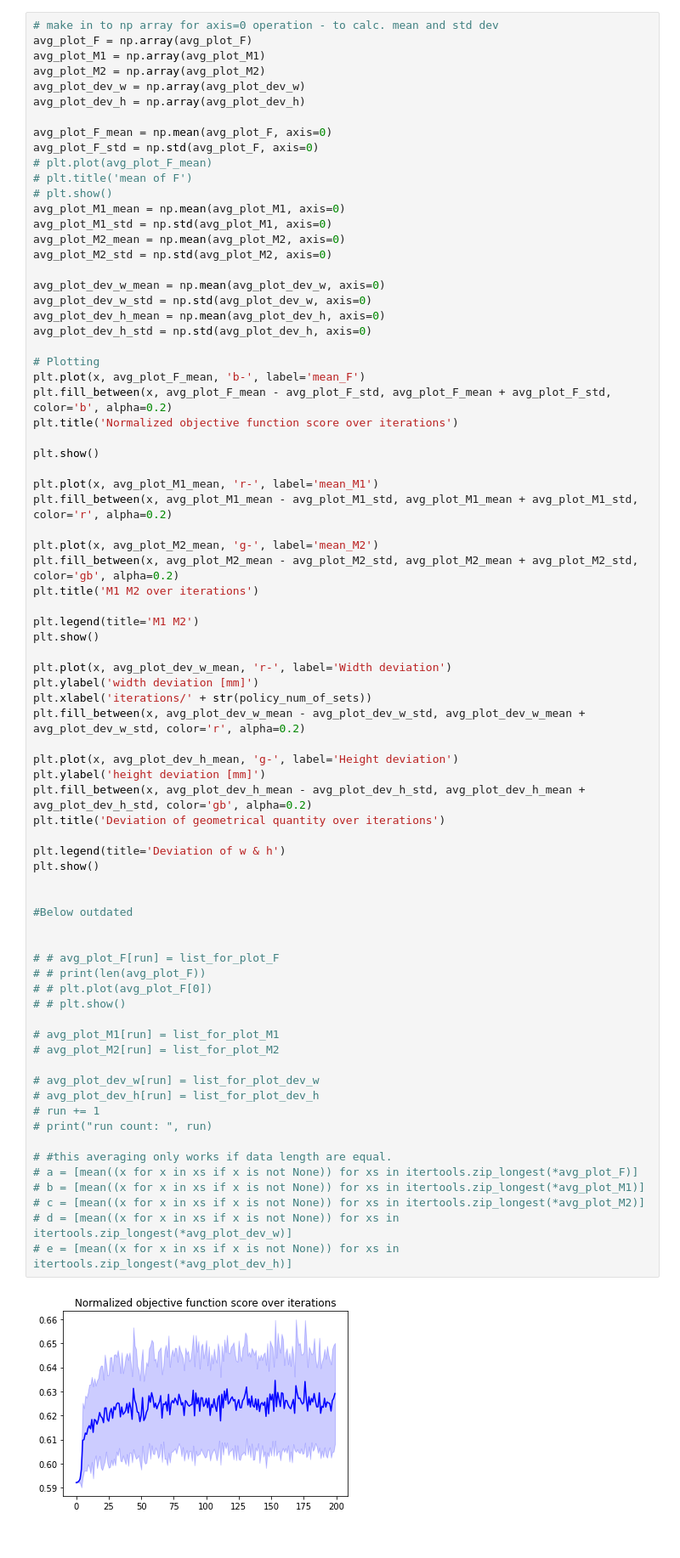
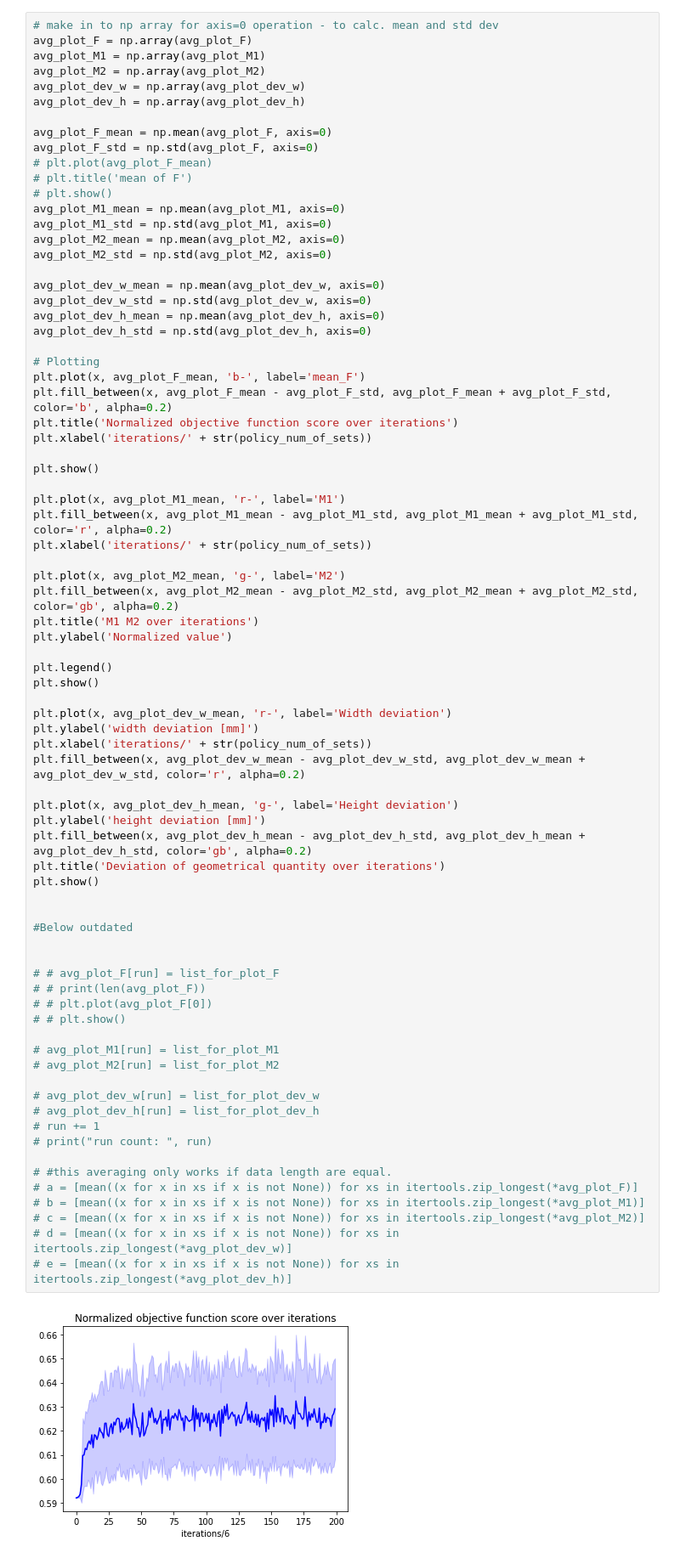
Before and after one commit to kwak9601/Qlearning_OpenAI, a Jupyter notebook: policy_gradient_new_graphs.ipynb, the cells around one changed output. Shown at 85% size. Drawn from its saved outputs; the diff is of its cells as text.

```diff
--- a/policy_gradient_new_graphs.ipynb
+++ b/policy_gradient_new_graphs.ipynb
@@ -406,17 +406,20 @@ avg_plot_dev_h_std = np.std(avg_plot_dev_h, axis=0)
 plt.plot(x, avg_plot_F_mean, 'b-', label='mean_F')
 plt.fill_between(x, avg_plot_F_mean - avg_plot_F_std, avg_plot_F_mean + avg_plot_F_std, color='b', alpha=0.2)
 plt.title('Normalized objective function score over iterations')
+plt.xlabel('iterations/' + str(policy_num_of_sets))
 
 plt.show()
 
-plt.plot(x, avg_plot_M1_mean, 'r-', label='mean_M1')
+plt.plot(x, avg_plot_M1_mean, 'r-', label='M1')
 plt.fill_between(x, avg_plot_M1_mean - avg_plot_M1_std, avg_plot_M1_mean + avg_plot_M1_std, color='r', alpha=0.2)
+plt.xlabel('iterations/' + str(policy_num_of_sets))
 
-plt.plot(x, avg_plot_M2_mean, 'g-', label='mean_M2')
+plt.plot(x, avg_plot_M2_mean, 'g-', label='M2')
 plt.fill_between(x, avg_plot_M2_mean - avg_plot_M2_std, avg_plot_M2_mean + avg_plot_M2_std, color='gb', alpha=0.2)
 plt.title('M1 M2 over iterations')
+plt.ylabel('Normalized value')
 
-plt.legend(title='M1 M2')
+plt.legend()
 plt.show()
 
 plt.plot(x, avg_plot_dev_w_mean, 'r-', label='Width deviation')
@@ -427,33 +430,31 @@ plt.fill_between(x, avg_plot_dev_w_mean - avg_plot_dev_w_std, avg_plot_dev_w_mea
 plt.plot(x, avg_plot_dev_h_mean, 'g-', label='Height deviation')
 plt.ylabel('height deviation [mm]')
 plt.fill_between(x, avg_plot_dev_h_mean - avg_plot_dev_h_std, avg_plot_dev_h_mean + avg_plot_dev_h_std, color='gb', alpha=0.2)
 plt.title('Deviation of geometrical quantity over iterations')
-
-plt.legend(title='Deviation of w & h')
 plt.show()
 
 
 #Below outdated
 
 
 # # avg_plot_F[run] = list_for_plot_F
 # # print(len(avg_plot_F))
 # # plt.plot(avg_plot_F[0])
 # # plt.show()
 
 # avg_plot_M1[run] = list_for_plot_M1
 # avg_plot_M2[run] = list_for_plot_M2
 
 # avg_plot_dev_w[run] = list_for_plot_dev_w
 # avg_plot_dev_h[run] = list_for_plot_dev_h
 # run += 1
 # print("run count: ", run)
 
 # #this averaging only works if data length are equal.
 # a = [mean((x for x in xs if x is not None)) for xs in itertools.zip_longest(*avg_plot_F)]
 # b = [mean((x for x in xs if x is not None)) for xs in itertools.zip_longest(*avg_plot_M1)]
 # c = [mean((x for x in xs if x is not None)) for xs in itertools.zip_longest(*avg_plot_M2)]
 # d = [mean((x for x in xs if x is not None)) for xs in itertools.zip_longest(*avg_plot_dev_w)]
 # e = [mean((x for x in xs if x is not None)) for xs in itertools.zip_longest(*avg_plot_dev_h)]
 # %% [output]
-[figure, old version]
+[figure, new version]
```
Also changed, not shown: parts of 1 cell of this notebook.
